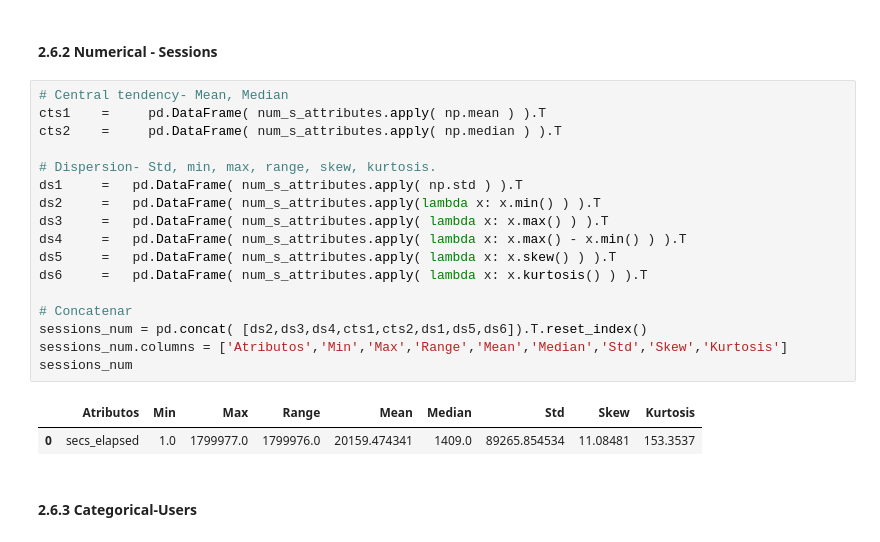
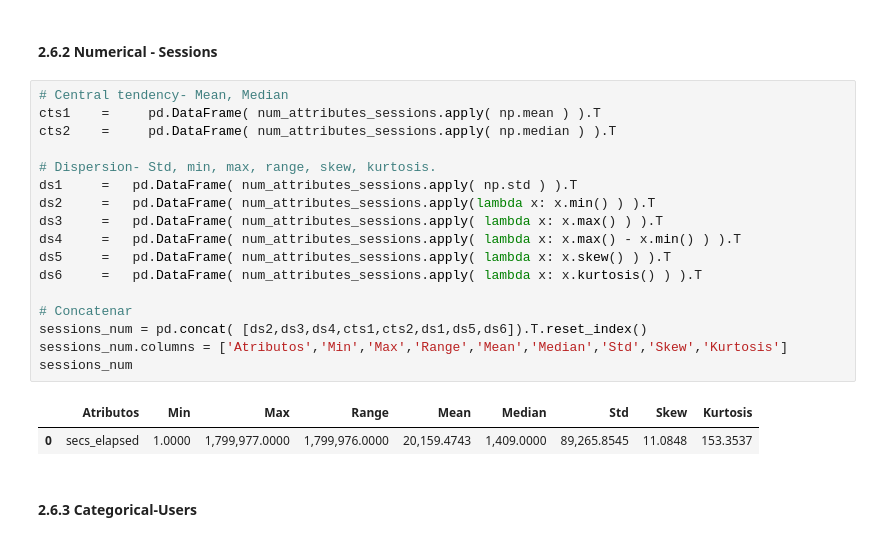
Before and after one commit to tuliofranco/Airbnb-predict, a Jupyter notebook: notebook/Ciclo-8.ipynb, the cells around one changed output. Drawn from its saved outputs; the diff is of its cells as text.

```diff
--- a/notebook/Ciclo-8.ipynb
+++ b/notebook/Ciclo-8.ipynb
@@ -344,24 +342,24 @@ users_num
 #### 2.6.2 Numerical - Sessions
 # %%
 # Central tendency- Mean, Median
-cts1    =     pd.DataFrame( num_s_attributes.apply( np.mean ) ).T
-cts2    =     pd.DataFrame( num_s_attributes.apply( np.median ) ).T
+cts1    =     pd.DataFrame( num_attributes_sessions.apply( np.mean ) ).T
+cts2    =     pd.DataFrame( num_attributes_sessions.apply( np.median ) ).T
 
 # Dispersion- Std, min, max, range, skew, kurtosis.
-ds1     =   pd.DataFrame( num_s_attributes.apply( np.std ) ).T
-ds2     =   pd.DataFrame( num_s_attributes.apply(lambda x: x.min() ) ).T
-ds3     =   pd.DataFrame( num_s_attributes.apply( lambda x: x.max() ) ).T
-ds4     =   pd.DataFrame( num_s_attributes.apply( lambda x: x.max() - x.min() ) ).T
-ds5     =   pd.DataFrame( num_s_attributes.apply( lambda x: x.skew() ) ).T
-ds6     =   pd.DataFrame( num_s_attributes.apply( lambda x: x.kurtosis() ) ).T
+ds1     =   pd.DataFrame( num_attributes_sessions.apply( np.std ) ).T
+ds2     =   pd.DataFrame( num_attributes_sessions.apply(lambda x: x.min() ) ).T
+ds3     =   pd.DataFrame( num_attributes_sessions.apply( lambda x: x.max() ) ).T
+ds4     =   pd.DataFrame( num_attributes_sessions.apply( lambda x: x.max() - x.min() ) ).T
+ds5     =   pd.DataFrame( num_attributes_sessions.apply( lambda x: x.skew() ) ).T
+ds6     =   pd.DataFrame( num_attributes_sessions.apply( lambda x: x.kurtosis() ) ).T
 
 # Concatenar
 sessions_num = pd.concat( [ds2,ds3,ds4,cts1,cts2,ds1,ds5,ds6]).T.reset_index()
 sessions_num.columns = ['Atributos','Min','Max','Range','Mean','Median','Std','Skew','Kurtosis']
 sessions_num
 # %% [output]
 |  | Atributos | Min | Max | Range | Mean | Median | Std | Skew | Kurtosis |
-| 0 | secs_elapsed | 1.0 | 1799977.0 | 1799976.0 | 20159.474341 | 1409.0 | 89265.854534 | 11.08481 | 153.3537 |
+| 0 | secs_elapsed | 1.0000 | 1,799,977.0000 | 1,799,976.0000 | 20,159.4743 | 1,409.0000 | 89,265.8545 | 11.0848 | 153.3537 |
 # %% [markdown]
 #### 2.6.3 Categorical-Users
 # %%
```
Also changed, not shown: parts of 19 cells of this notebook, 1 other file.
